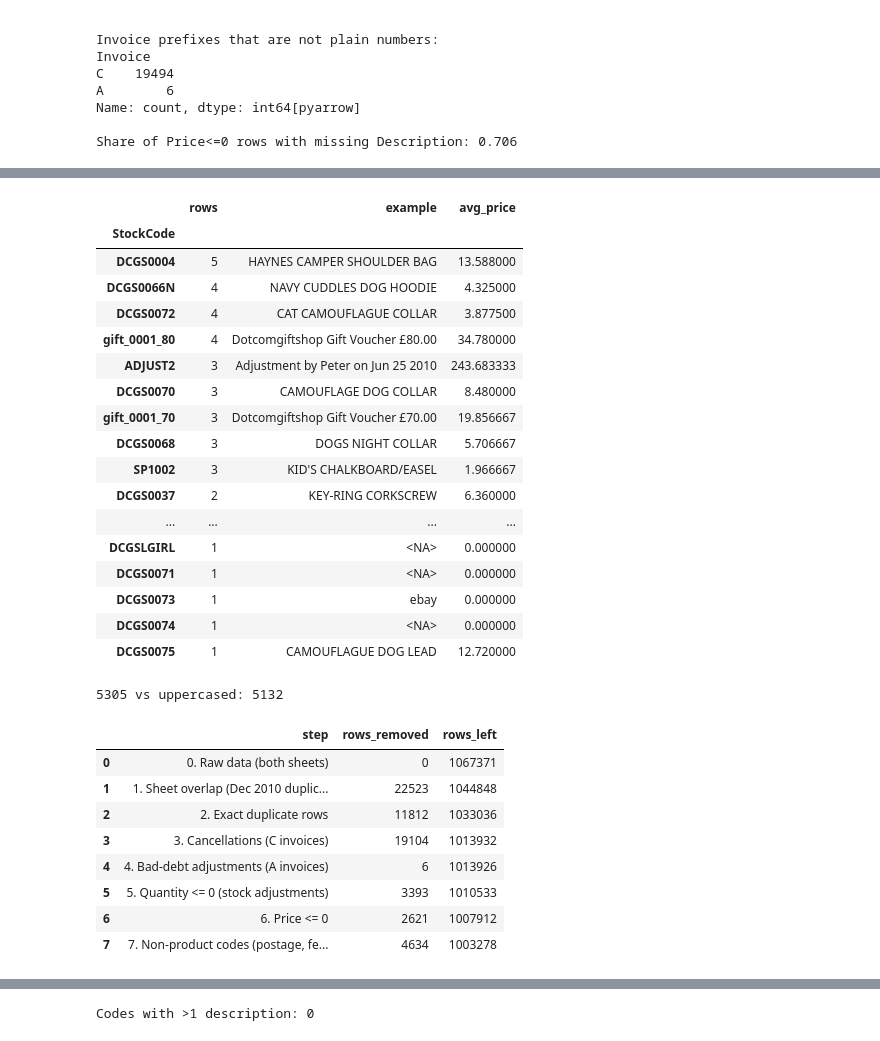
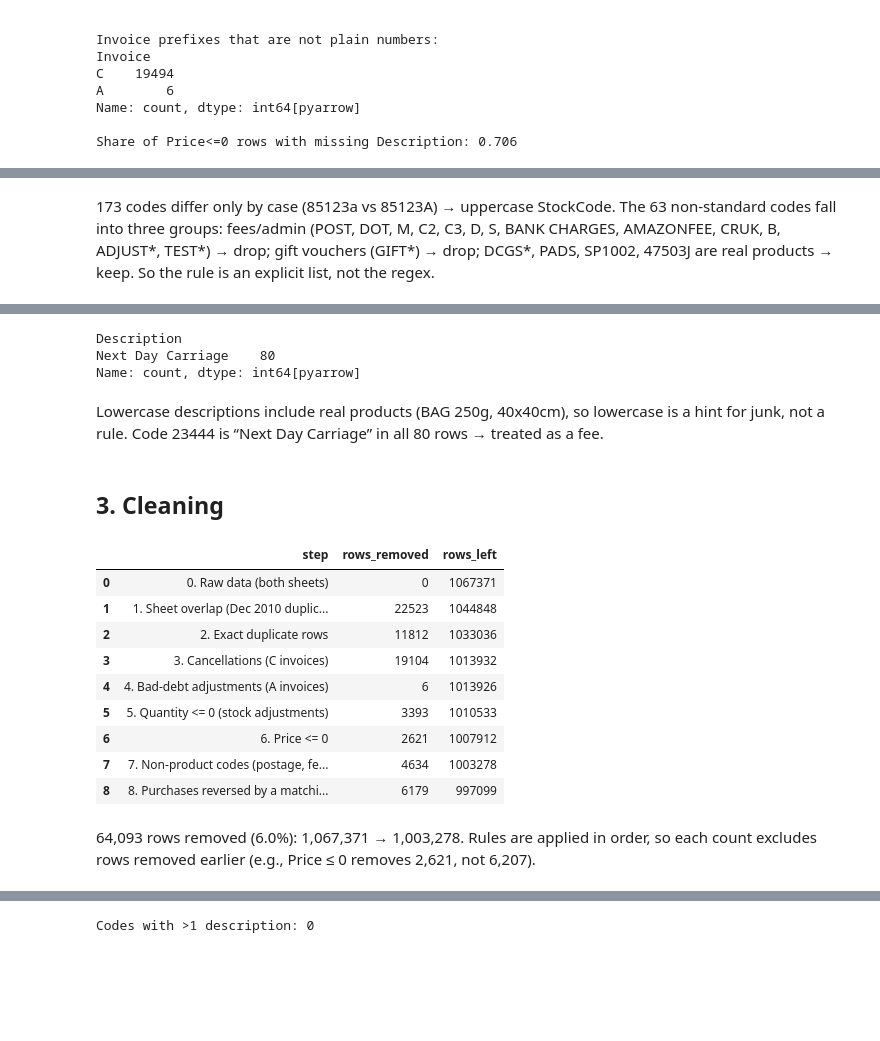
Before and after one commit to Ysharbat/market-basket-next-product, a Jupyter notebook: notebooks/01_cleaning_eda.ipynb, the cells around one changed output, grey strips where cells are left out. Saved outputs shown, nothing was run; the diff lists cells and outputs as text; code cells hidden in the pictures; blank space fills up the shorter version.

Commit message:
01: cleaning rules 1-8 with log, findings notes, EDA

```diff
--- a/notebooks/01_cleaning_eda.ipynb
+++ b/notebooks/01_cleaning_eda.ipynb
@@ -16,6 +19,9 @@ RAW_PARQUET = RAW_DIR / "online_retail_raw.parquet"
 
 print(PROJECT_DIR)
 print("Excel found:", RAW_XLSX.exists())
+
+pd.set_option("display.max_columns", 50)
+pd.set_option("display.max_rows", 100)
 # %% [output]
 C:\Users\user\Desktop\market-basket-next-product
 Excel found: True
@@ -216,3 +233,5 @@ Rows with non-standard StockCode: 6094 | unique codes: 63
+# %% [markdown]
+173 codes differ only by case (85123a vs 85123A) → uppercase StockCode. The 63 non-standard codes fall into three groups: fees/admin (POST, DOT, M, C2, C3, D, S, BANK CHARGES, AMAZONFEE, CRUK, B, ADJUST*, TEST*) → drop; gift vouchers (GIFT*) → drop; DCGS*, PADS, SP1002, 47503J are real products → keep. So the rule is an explicit list, not the regex.
 # %%
 print("Unique StockCodes:  ", df["StockCode"].nunique())
 print("Unique Descriptions:", df["Description"].nunique())
@@ -263,37 +282,16 @@ Dotcomgiftshop Gift Voucher £30.00       24
 sold as set on dotcom                    20
 Damaged                                  17
 Name: count, dtype: int64[pyarrow]
-# %%
-(df[~is_std]
- .groupby("StockCode")
- .agg(rows=("Invoice", "size"),
-      example=("Description", "first"),
-      avg_price=("Price", "mean"))
- .sort_values("rows", ascending=False)
- .iloc[25:])
-# %% [output]
-|  | rows | example | avg_price |
-| StockCode |  |  |  |
-| DCGS0004 | 5 | HAYNES CAMPER SHOULDER BAG | 13.588000 |
-| DCGS0066N | 4 | NAVY CUDDLES DOG HOODIE | 4.325000 |
-| DCGS0072 | 4 | CAT CAMOUFLAGUE COLLAR | 3.877500 |
-| gift_0001_80 | 4 | Dotcomgiftshop Gift Voucher £80.00 | 34.780000 |
-| ADJUST2 | 3 | Adjustment by Peter on Jun 25 2010 | 243.683333 |
-| DCGS0070 | 3 | CAMOUFLAGE DOG COLLAR | 8.480000 |
-| gift_0001_70 | 3 | Dotcomgiftshop Gift Voucher £70.00 | 19.856667 |
-| DCGS0068 | 3 | DOGS NIGHT COLLAR | 5.706667 |
-| SP1002 | 3 | KID'S CHALKBOARD/EASEL | 1.966667 |
-| DCGS0037 | 2 | KEY-RING CORKSCREW | 6.360000 |
-| ... | ... | ... | ... |
-| DCGSLGIRL | 1 | <NA> | 0.000000 |
-| DCGS0071 | 1 | <NA> | 0.000000 |
-| DCGS0073 | 1 | ebay | 0.000000 |
-| DCGS0074 | 1 | <NA> | 0.000000 |
-| DCGS0075 | 1 | CAMOUFLAGUE DOG LEAD | 12.720000 |
-# %%
-print(df["StockCode"].nunique(), "vs uppercased:", df["StockCode"].str.upper().nunique())
-# %% [output]
-5305 vs uppercased: 5132
+# %%
+df.loc[df["StockCode"].str.upper() == "23444", "Description"].value_counts()
+# %% [output]
+Description
+Next Day Carriage    80
+Name: count, dtype: int64[pyarrow]
+# %% [markdown]
+Lowercase descriptions include real products (BAG 250g, 40x40cm), so lowercase is a hint for junk, not a rule. Code 23444 is “Next Day Carriage” in all 80 rows → treated as a fee.
+# %% [markdown]
+## 3. Cleaning
 # %%
 NON_PRODUCT_CODES = {"POST", "DOT", "M", "C2", "C3", "D", "S",
                      "BANK CHARGES", "AMAZONFEE", "CRUK", "B", "23444"}
@@ -312,33 +310,58 @@ def drop(data, mask, step):
 # 1. Overlap: take Dec 1–9 2010 from sheet 2 only
 clean = drop(clean, (clean["sheet"] == "Year 2009-2010") & (clean["InvoiceDate"] >= start_2nd),
              "1. Sheet overlap (Dec 2010 duplicated in both sheets)")
 
 # Normalise codes before checking duplicates (85123a = 85123A)
 clean["StockCode"] = clean["StockCode"].str.strip().str.upper()
 
 clean = drop(clean, clean.drop(columns="sheet").duplicated(),      "2. Exact duplicate rows")
 clean = drop(clean, clean["Invoice"].str.startswith("C"),           "3. Cancellations (C invoices)")
 clean = drop(clean, clean["Invoice"].str.startswith("A"),           "4. Bad-debt adjustments (A invoices)")
 clean = drop(clean, clean["Quantity"] <= 0,                         "5. Quantity <= 0 (stock adjustments)")
 clean = drop(clean, clean["Price"] <= 0,                            "6. Price <= 0")
 clean = drop(clean, clean["StockCode"].isin(NON_PRODUCT_CODES)
                     | clean["StockCode"].str.match(NON_PRODUCT_PATTERN),
              "7. Non-product codes (postage, fees, vouchers, tests)")
 
+# 8. Purchases reversed by a matching cancellation (same customer, product, quantity)
+cancel_lines = (df[df["Invoice"].str.startswith("C") & df["Customer ID"].notna()]
+                .drop(columns="sheet").drop_duplicates().copy())   # drop overlap copies
+cancel_lines["StockCode"] = cancel_lines["StockCode"].str.strip().str.upper()
+cancel_lines["Quantity"] = -cancel_lines["Quantity"]
+
+keys = ["Customer ID", "StockCode", "Quantity"]
+p = (clean.loc[clean["Customer ID"].notna(), keys + ["InvoiceDate"]]
+          .rename_axis("row_id").reset_index())
+c = cancel_lines[keys + ["InvoiceDate"]].copy()
+for d in (p, c):
+    d["Customer ID"] = d["Customer ID"].astype("int64")
+    d["StockCode"] = d["StockCode"].astype(str)
+
+matched = pd.merge_asof(c.sort_values("InvoiceDate"), p.sort_values("InvoiceDate"),
+                        on="InvoiceDate", by=keys, direction="backward"
+                        ).dropna(subset=["row_id"])
+
+clean = drop(clean, clean.index.isin(matched["row_id"]),
+             "8. Purchases reversed by a matching cancellation")
+
+
 clean = clean.drop(columns="sheet").reset_index(drop=True)
 
 cleaning_log = pd.DataFrame(log)
 cleaning_log
 # %% [output]
 |  | step | rows_removed | rows_left |
 | 0 | 0. Raw data (both sheets) | 0 | 1067371 |
 | 1 | 1. Sheet overlap (Dec 2010 duplic... | 22523 | 1044848 |
 | 2 | 2. Exact duplicate rows | 11812 | 1033036 |
 | 3 | 3. Cancellations (C invoices) | 19104 | 1013932 |
 | 4 | 4. Bad-debt adjustments (A invoices) | 6 | 1013926 |
 | 5 | 5. Quantity <= 0 (stock adjustments) | 3393 | 1010533 |
 | 6 | 6. Price <= 0 | 2621 | 1007912 |
 | 7 | 7. Non-product codes (postage, fe... | 4634 | 1003278 |
+| 8 | 8. Purchases reversed by a matchi... | 6179 | 997099 |
+# %% [markdown]
+64,093 rows removed (6.0%): 1,067,371 → 1,003,278. Rules are applied in order, so each count excludes rows removed earlier (e.g., Price ≤ 0 removes 2,621, not 6,207).
 # %%
 print("Missing values:\n", clean.isna().sum(), "\n")
 print("Customer ID missing share:", round(clean["Customer ID"].isna().mean(), 3))
```
Also changed, not shown: parts of 27 cells of this notebook.
